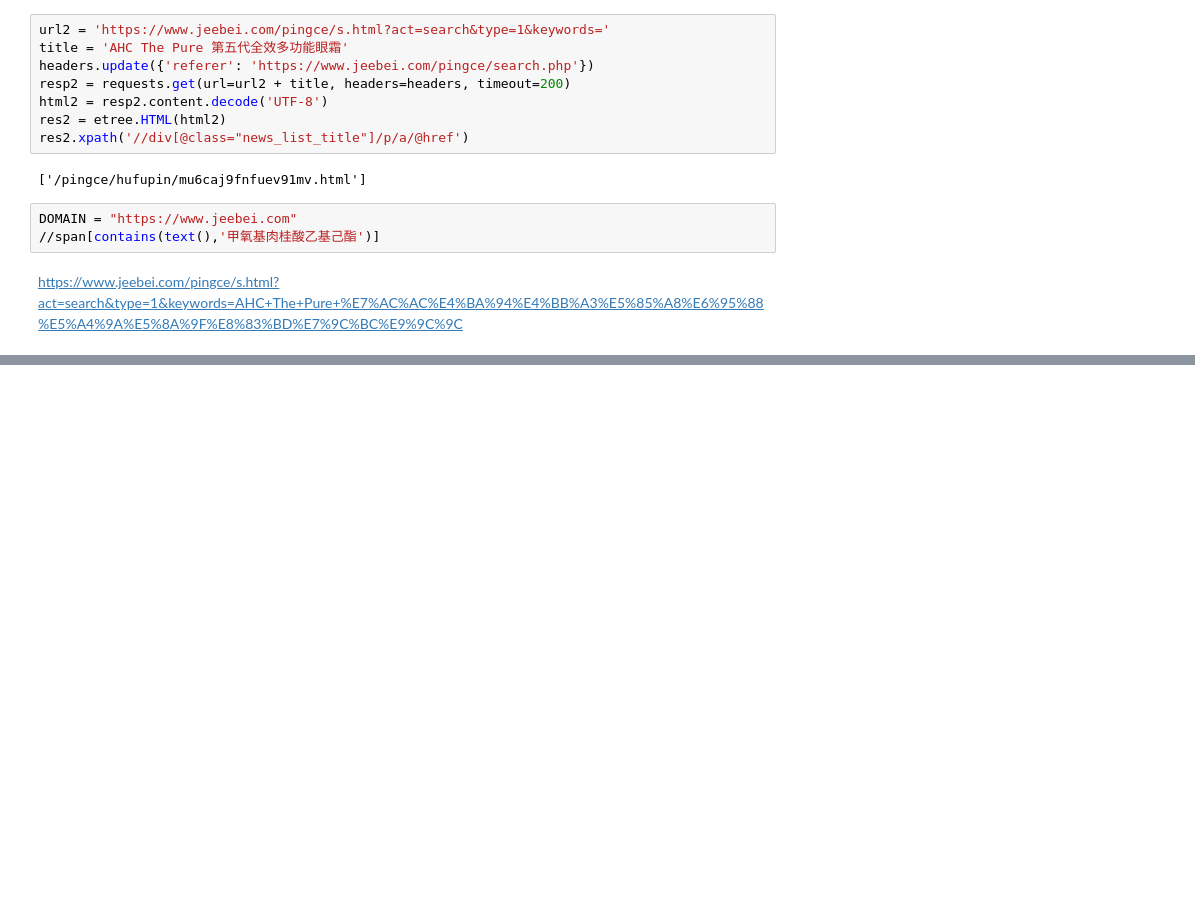
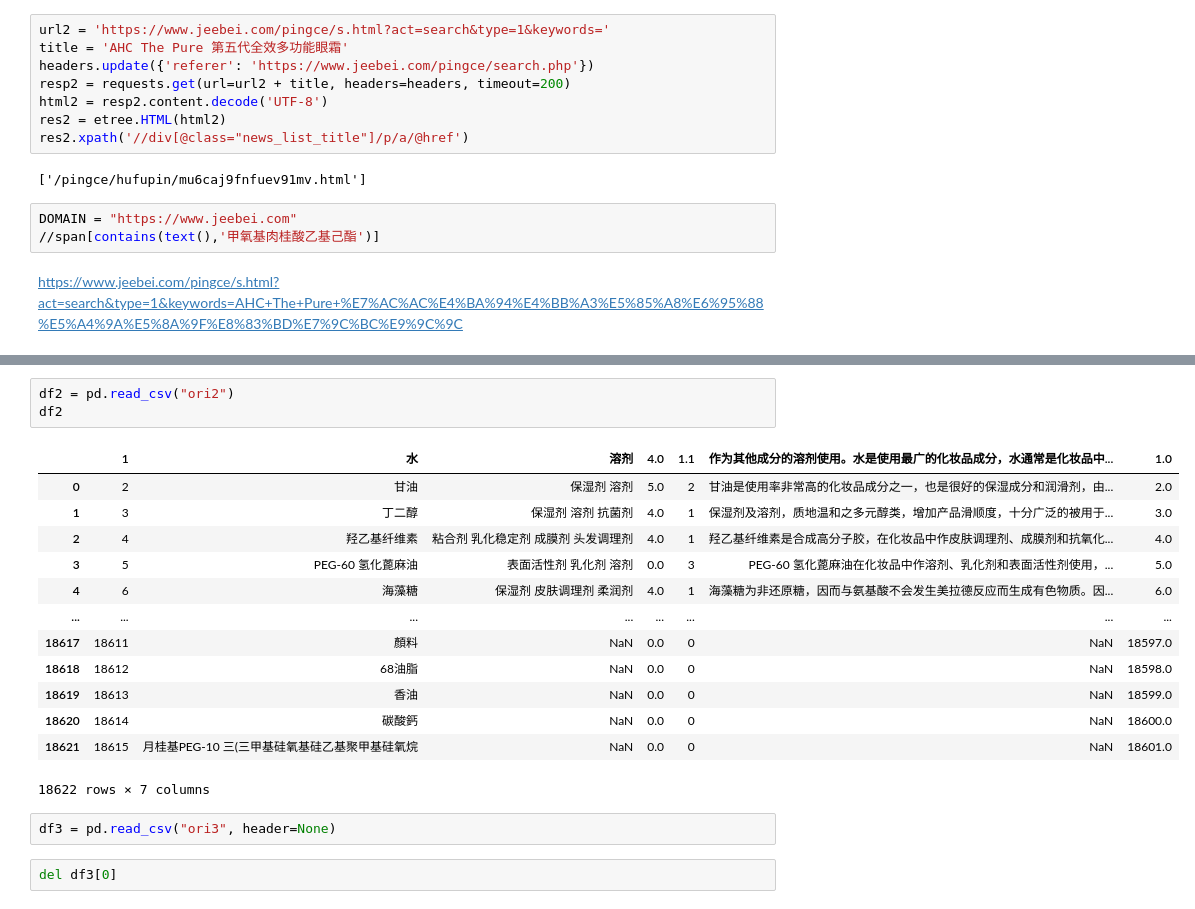
Before and after one commit to etmorefish/Notes, a Jupyter notebook: Python/jeebi/jeebei.ipynb, the cells around one changed output, grey strips where cells are left out. Drawn from its saved outputs; the diff is of its cells as text; blank space fills up the shorter version.

```diff
--- a/Python/jeebi/jeebei.ipynb
+++ b/Python/jeebi/jeebei.ipynb
@@ -109,0 +192,21 @@ https://www.jeebei.com/pingce/s.html?act=search&type=1&keywords=AHC+The+Pure+%E7
+# %%
+df2 = pd.read_csv("ori2")
+df2
+# %% [output]
+|  | 1 | 水 | 溶剂 | 4.0 | 1.1 | 作为其他成分的溶剂使用。水是使用最广的化妆品成分，水通常是化妆品中... | 1.0 |
+| 0 | 2 | 甘油 | 保湿剂 溶剂 | 5.0 | 2 | 甘油是使用率非常高的化妆品成分之一，也是很好的保湿成分和润滑剂，由... | 2.0 |
+| 1 | 3 | 丁二醇 | 保湿剂 溶剂 抗菌剂 | 4.0 | 1 | 保湿剂及溶剂，质地温和之多元醇类，增加产品滑顺度，十分广泛的被用于... | 3.0 |
+| 2 | 4 | 羟乙基纤维素 | 粘合剂 乳化稳定剂 成膜剂 头发调理剂 | 4.0 | 1 | 羟乙基纤维素是合成高分子胶，在化妆品中作皮肤调理剂、成膜剂和抗氧化... | 4.0 |
+| 3 | 5 | PEG-60 氢化蓖麻油 | 表面活性剂 乳化剂 溶剂 | 0.0 | 3 | PEG-60 氢化蓖麻油在化妆品中作溶剂、乳化剂和表面活性剂使用，... | 5.0 |
+| 4 | 6 | 海藻糖 | 保湿剂 皮肤调理剂 柔润剂 | 4.0 | 1 | 海藻糖为非还原糖，因而与氨基酸不会发生美拉德反应而生成有色物质。因... | 6.0 |
+| ... | ... | ... | ... | ... | ... | ... | ... |
+| 18617 | 18611 | 顏料 | NaN | 0.0 | 0 | NaN | 18597.0 |
+| 18618 | 18612 | 68油脂 | NaN | 0.0 | 0 | NaN | 18598.0 |
+| 18619 | 18613 | 香油 | NaN | 0.0 | 0 | NaN | 18599.0 |
+| 18620 | 18614 | 碳酸鈣 | NaN | 0.0 | 0 | NaN | 18600.0 |
+| 18621 | 18615 | 月桂基PEG-10 三(三甲基硅氧基硅乙基聚甲基硅氧烷 | NaN | 0.0 | 0 | NaN | 18601.0 |
+18622 rows × 7 columns
+# %%
+df3 = pd.read_csv("ori3", header=None)
+# %%
+del df3[0]
```
Also changed, not shown: parts of 41 cells of this notebook, 6 other files.
